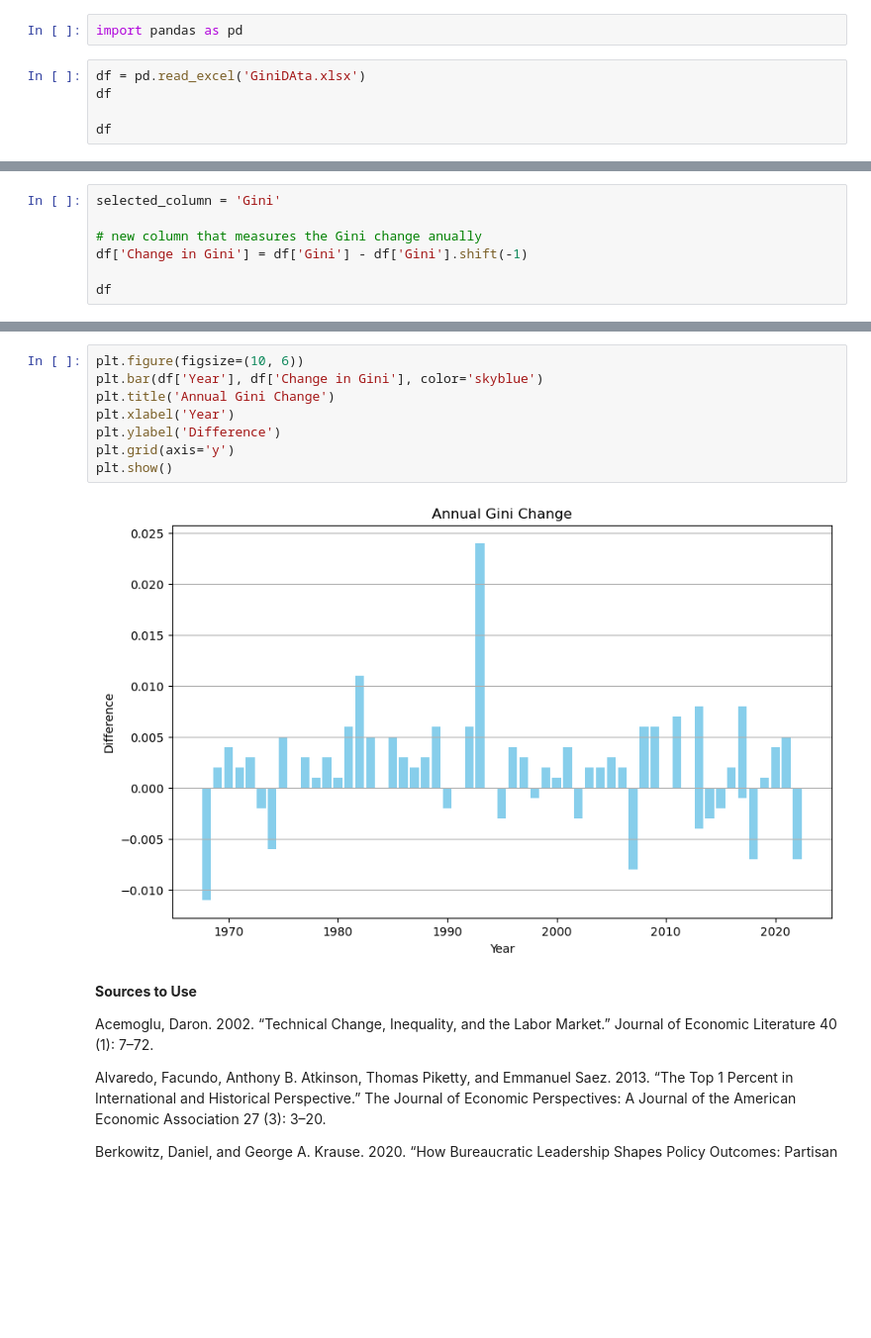
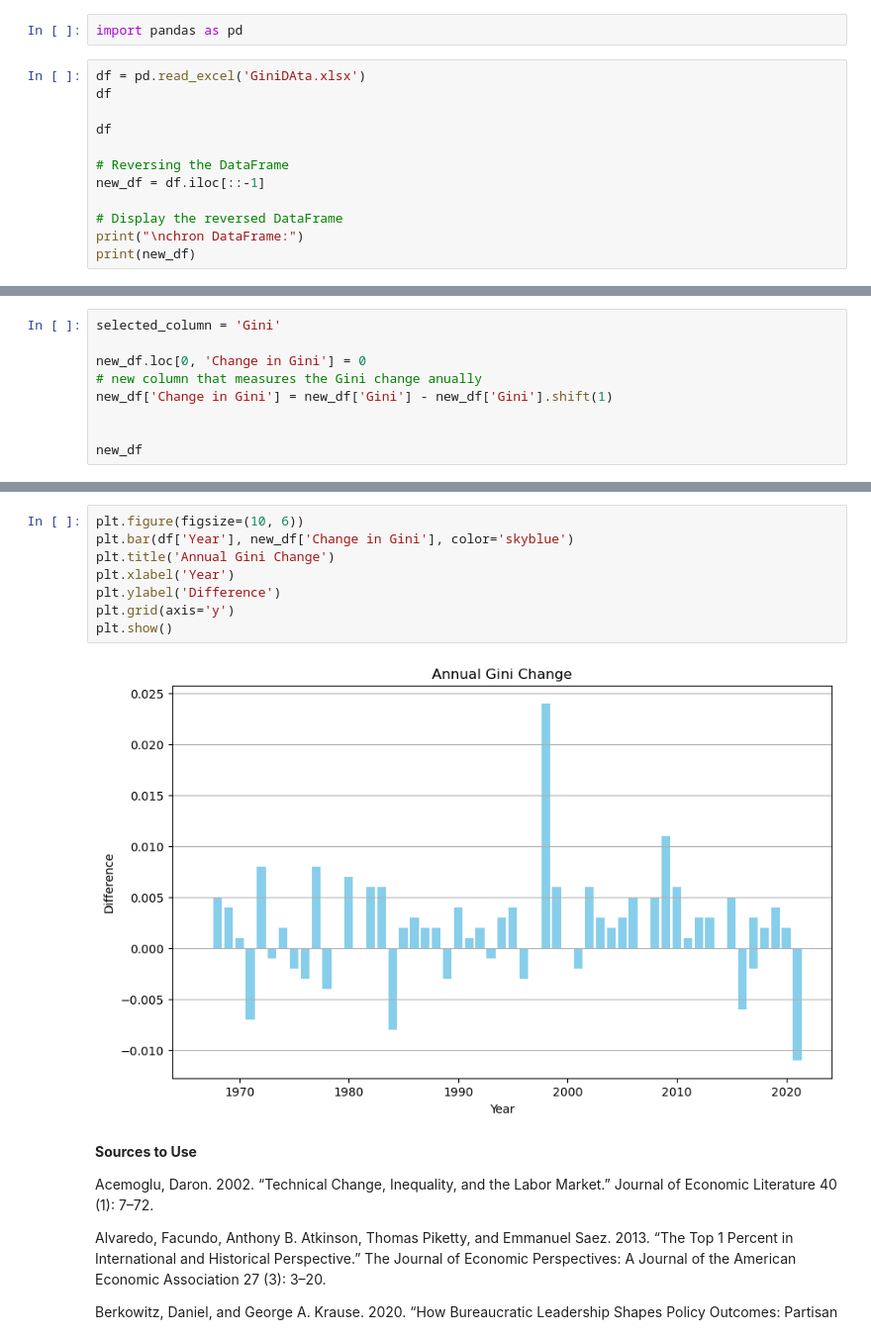
Before and after one commit to marcill1/as.180.369, a Jupyter notebook: contrib/marcill1/Arcillo-Abstract_Intro-Draft.ipynb, the cells around one changed output, grey strips where cells are left out. Shown: that part at 99% size. Saved outputs shown, nothing was run; the diff lists cells and outputs as text; blank space fills up the shorter version.

Commit message:
worked with code for data

```diff
--- a/contrib/marcill1/Arcillo-Abstract_Intro-Draft.ipynb
+++ b/contrib/marcill1/Arcillo-Abstract_Intro-Draft.ipynb
@@ -52,4 +52,11 @@ df = pd.read_excel('GiniDAta.xlsx')
 df
 
 df
+
+# Reversing the DataFrame
+new_df = df.iloc[::-1]
+
+# Display the reversed DataFrame
+print("\nchron DataFrame:")
+print(new_df)
 # %% [output]
@@ -73,8 +80,10 @@ df
 # %%
 selected_column = 'Gini'
 
+new_df.loc[0, 'Change in Gini'] = 0
 # new column that measures the Gini change anually
-df['Change in Gini'] = df['Gini'] - df['Gini'].shift(-1)
+new_df['Change in Gini'] = new_df['Gini'] - new_df['Gini'].shift(1)
 
-df
+
+new_df
 # %% [output]
@@ -116,14 +130,14 @@ plt.show()
 [figure]
 # %%
 plt.figure(figsize=(10, 6))
-plt.bar(df['Year'], df['Change in Gini'], color='skyblue')
+plt.bar(df['Year'], new_df['Change in Gini'], color='skyblue')
 plt.title('Annual Gini Change')
 plt.xlabel('Year')
 plt.ylabel('Difference')
 plt.grid(axis='y')
 plt.show()
 # %% [output]
-[figure, old version]
+[figure, new version]
 # %% [markdown]
 **Sources to Use**
 
```
Also changed, not shown: parts of 3 cells of this notebook.
